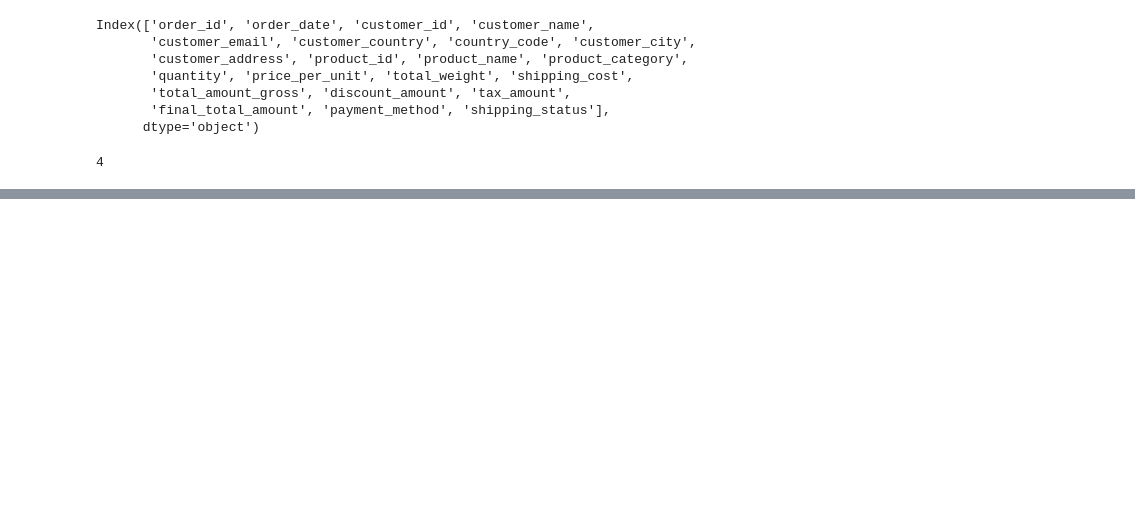
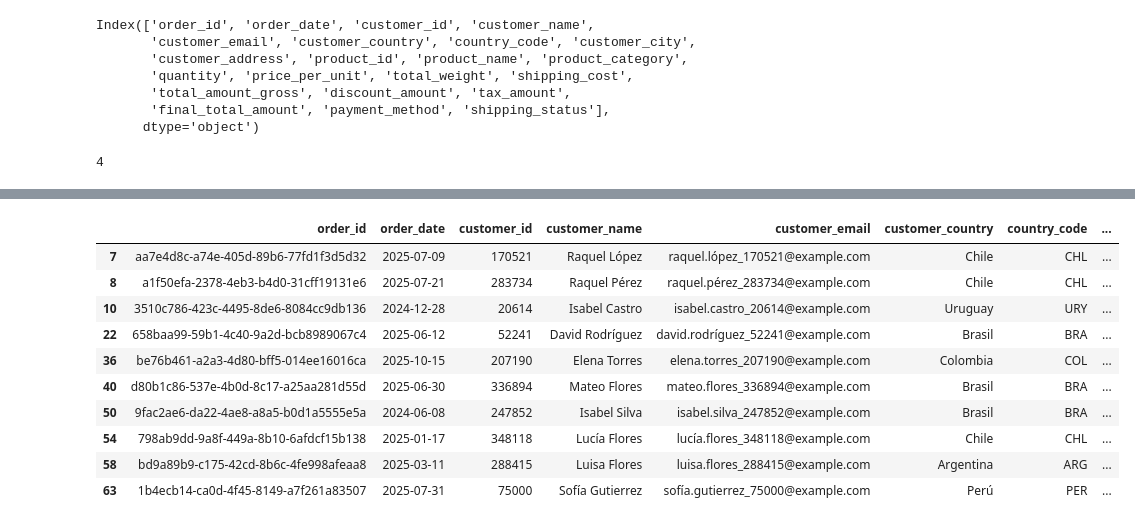
Before and after one commit to hector1994/e_commerce_funnel_data_generator, a Jupyter notebook: generador_sp7.ipynb, the cells around one changed output, grey strips where cells are left out. Saved outputs shown, nothing was run; the diff lists cells and outputs as text; code cells hidden in the pictures; blank space fills up the shorter version.

```diff
--- a/generador_sp7.ipynb
+++ b/generador_sp7.ipynb
@@ -534,0 +630,4 @@ x[1]
+# %%
+df_sales.drop_duplicates(keep = 'first', inplace = True)
+# %%
+df_sales['quantity'] = df_sales['quantity'].abs()
@@ -534,0 +725,14 @@ x[1]
+# %%
+df_sales[df_sales['shipping_status'].isna()].head(10)
+# %% [output]
+|  | order_id | order_date | customer_id | customer_name | customer_email | customer_country | country_code | ... |
+| 7 | aa7e4d8c-a74e-405d-89b6-77fd1f3d5d32 | 2025-07-09 | 170521 | Raquel López | raquel.lópez_170521@example.com | Chile | CHL | ... |
+| 8 | a1f50efa-2378-4eb3-b4d0-31cff19131e6 | 2025-07-21 | 283734 | Raquel Pérez | raquel.pérez_283734@example.com | Chile | CHL | ... |
+| 10 | 3510c786-423c-4495-8de6-8084cc9db136 | 2024-12-28 | 20614 | Isabel Castro | isabel.castro_20614@example.com | Uruguay | URY | ... |
+| 22 | 658baa99-59b1-4c40-9a2d-bcb8989067c4 | 2025-06-12 | 52241 | David Rodríguez | david.rodríguez_52241@example.com | Brasil | BRA | ... |
+| 36 | be76b461-a2a3-4d80-bff5-014ee16016ca | 2025-10-15 | 207190 | Elena Torres | elena.torres_207190@example.com | Colombia | COL | ... |
+| 40 | d80b1c86-537e-4b0d-8c17-a25aa281d55d | 2025-06-30 | 336894 | Mateo Flores | mateo.flores_336894@example.com | Brasil | BRA | ... |
+| 50 | 9fac2ae6-da22-4ae8-a8a5-b0d1a5555e5a | 2024-06-08 | 247852 | Isabel Silva | isabel.silva_247852@example.com | Brasil | BRA | ... |
+| 54 | 798ab9dd-9a8f-449a-8b10-6afdcf15b138 | 2025-01-17 | 348118 | Lucía Flores | lucía.flores_348118@example.com | Chile | CHL | ... |
+| 58 | bd9a89b9-c175-42cd-8b6c-4fe998afeaa8 | 2025-03-11 | 288415 | Luisa Flores | luisa.flores_288415@example.com | Argentina | ARG | ... |
+| 63 | 1b4ecb14-ca0d-4f45-8149-a7f261a83507 | 2025-07-31 | 75000 | Sofía Gutierrez | sofía.gutierrez_75000@example.com | Perú | PER | ... |
```
Also changed, not shown: parts of 18 cells of this notebook, 3 other files.
